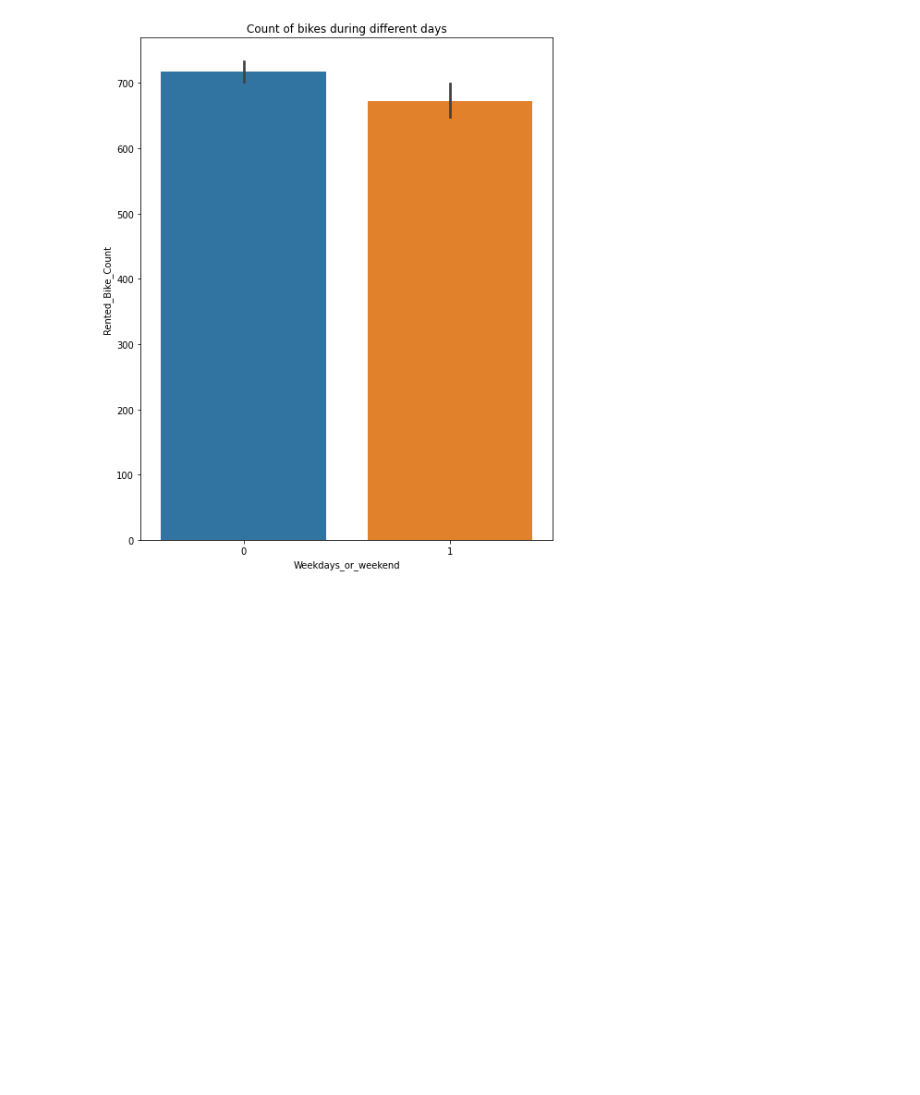
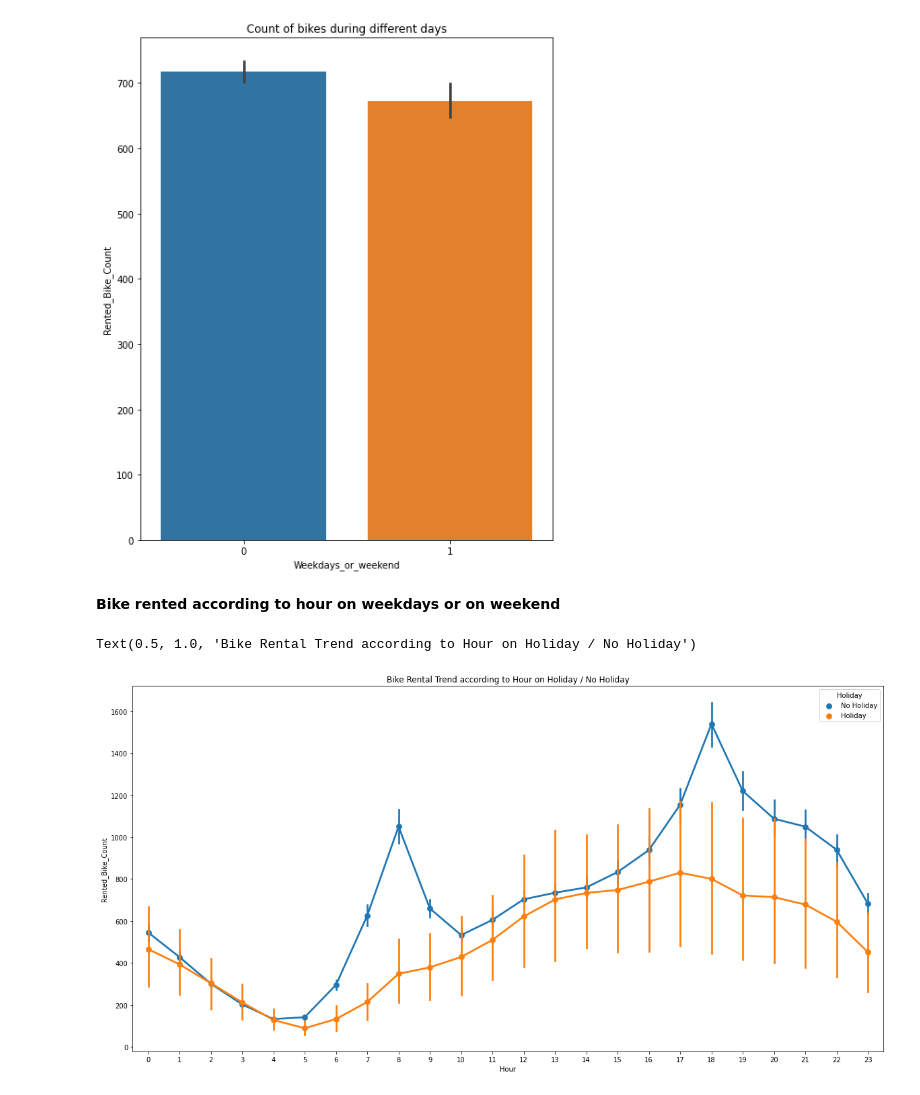
Before and after one commit to Anupa-123/Bike-sharing-demand-prediction, a Jupyter notebook: Bike_Sharing_Demand_Prediction_Capstone_Project.ipynb, the cells around one changed output. Cells and saved outputs as stored; diff of their text form; code cells hidden in the pictures; blank space fills up the shorter version.

```diff
--- a/Bike_Sharing_Demand_Prediction_Capstone_Project.ipynb
+++ b/Bike_Sharing_Demand_Prediction_Capstone_Project.ipynb
@@ -396,3 +410,13 @@ ax.set(title='Count of bikes during different days')
 # %% [output]
 [Text(0.5, 1.0, 'Count of bikes during different days')]
 [figure]
+# %% [markdown]
+**Bike rented according to hour on weekdays or on weekend**
+# %%
+# Bike Rental trend with respect to Hour on Holiday or No Holiday.
+plt.figure(figsize=(20,10))
+sns.pointplot(x=df['Hour'],y=df['Rented_Bike_Count'],hue=df['Holiday'])
+plt.title("Bike Rental Trend according to Hour on Holiday / No Holiday")
+# %% [output]
+Text(0.5, 1.0, 'Bike Rental Trend according to Hour on Holiday / No Holiday')
+[figure, added]
```
Also changed, not shown: parts of 9 cells of this notebook.
